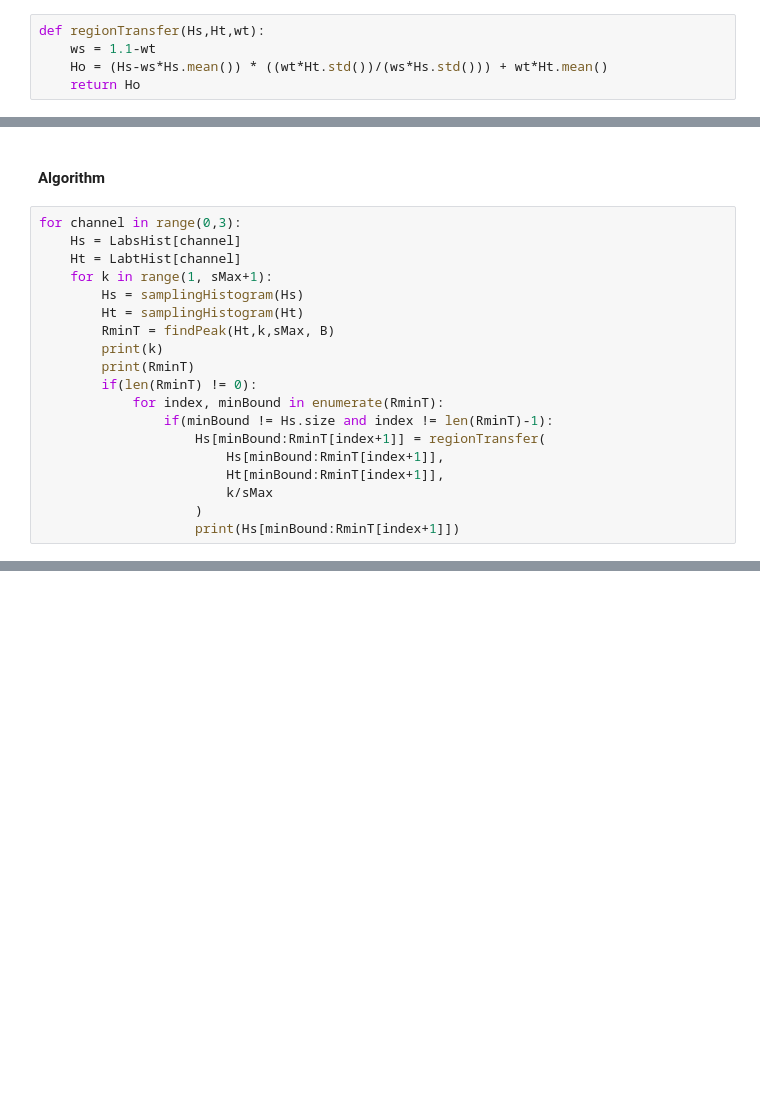
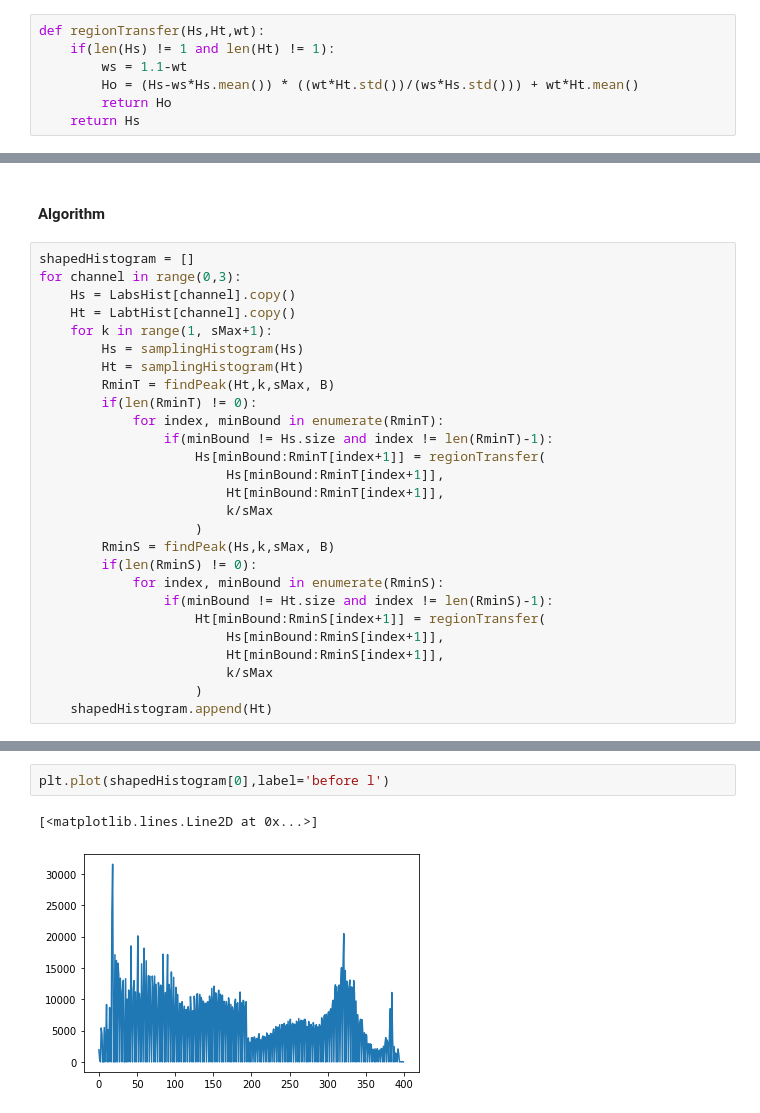
Before and after one commit to K-T1/style_transfer, a Jupyter notebook: style-transfer-notebook.ipynb, the cells around one changed output, grey strips where cells are left out. Drawn from its saved outputs; the diff is of its cells as text; blank space fills up the shorter version.

```diff
--- a/style-transfer-notebook.ipynb
+++ b/style-transfer-notebook.ipynb
@@ -148,6 +148,8 @@ def findSecondDifH(histogram,k,s,i,b):
 #### Region Transfer
 # %%
 def regionTransfer(Hs,Ht,wt):
-    ws = 1.1-wt
-    Ho = (Hs-ws*Hs.mean()) * ((wt*Ht.std())/(ws*Hs.std())) + wt*Ht.mean()
-    return Ho
+    if(len(Hs) != 1 and len(Ht) != 1):
+        ws = 1.1-wt
+        Ho = (Hs-ws*Hs.mean()) * ((wt*Ht.std())/(ws*Hs.std())) + wt*Ht.mean()
+        return Ho
+    return Hs
@@ -154,15 +242,14 @@ def regionTransfer(Hs,Ht,wt):
 # %% [markdown]
 #### Algorithm
 # %%
+shapedHistogram = []
 for channel in range(0,3):
-    Hs = LabsHist[channel]
-    Ht = LabtHist[channel]
+    Hs = LabsHist[channel].copy()
+    Ht = LabtHist[channel].copy()
     for k in range(1, sMax+1):
         Hs = samplingHistogram(Hs)
         Ht = samplingHistogram(Ht)
         RminT = findPeak(Ht,k,sMax, B)
-        print(k)
-        print(RminT)
         if(len(RminT) != 0):
             for index, minBound in enumerate(RminT):
                 if(minBound != Hs.size and index != len(RminT)-1):
@@ -171,4 +258,13 @@ for channel in range(0,3):
                         Ht[minBound:RminT[index+1]],
                         k/sMax
                     )
-                    print(Hs[minBound:RminT[index+1]])
+        RminS = findPeak(Hs,k,sMax, B)
+        if(len(RminS) != 0):
+            for index, minBound in enumerate(RminS):
+                if(minBound != Ht.size and index != len(RminS)-1):
+                    Ht[minBound:RminS[index+1]] = regionTransfer(
+                        Hs[minBound:RminS[index+1]],
+                        Ht[minBound:RminS[index+1]],
+                        k/sMax
+                    )
+    shapedHistogram.append(Ht)
@@ -192,0 +276,5 @@ for channel in range(0,3):
+# %%
+plt.plot(shapedHistogram[0],label='before l')
+# %% [output]
+[<matplotlib.lines.Line2D at 0x...>]
+[figure, added]
```
Also changed, not shown: parts of 16 cells of this notebook, 4 other files.
